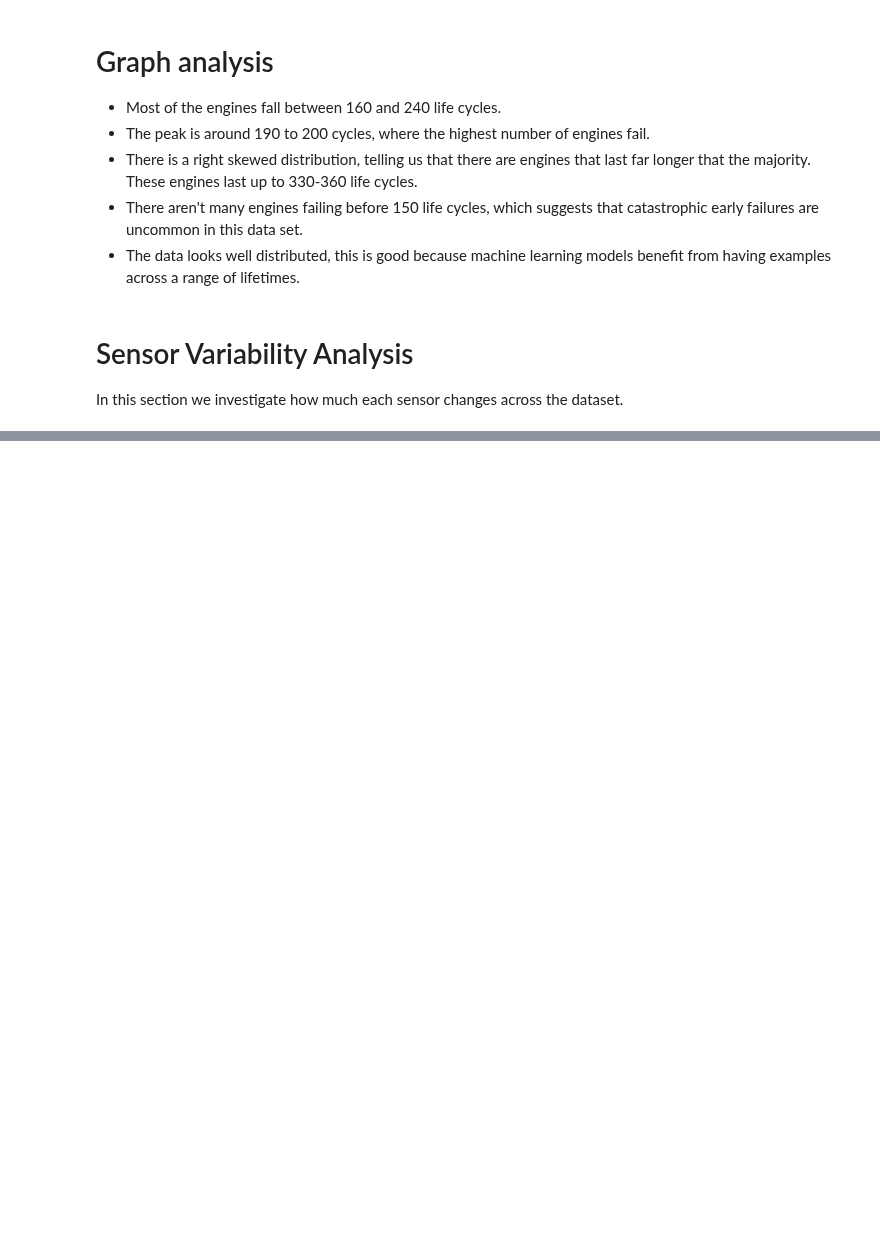
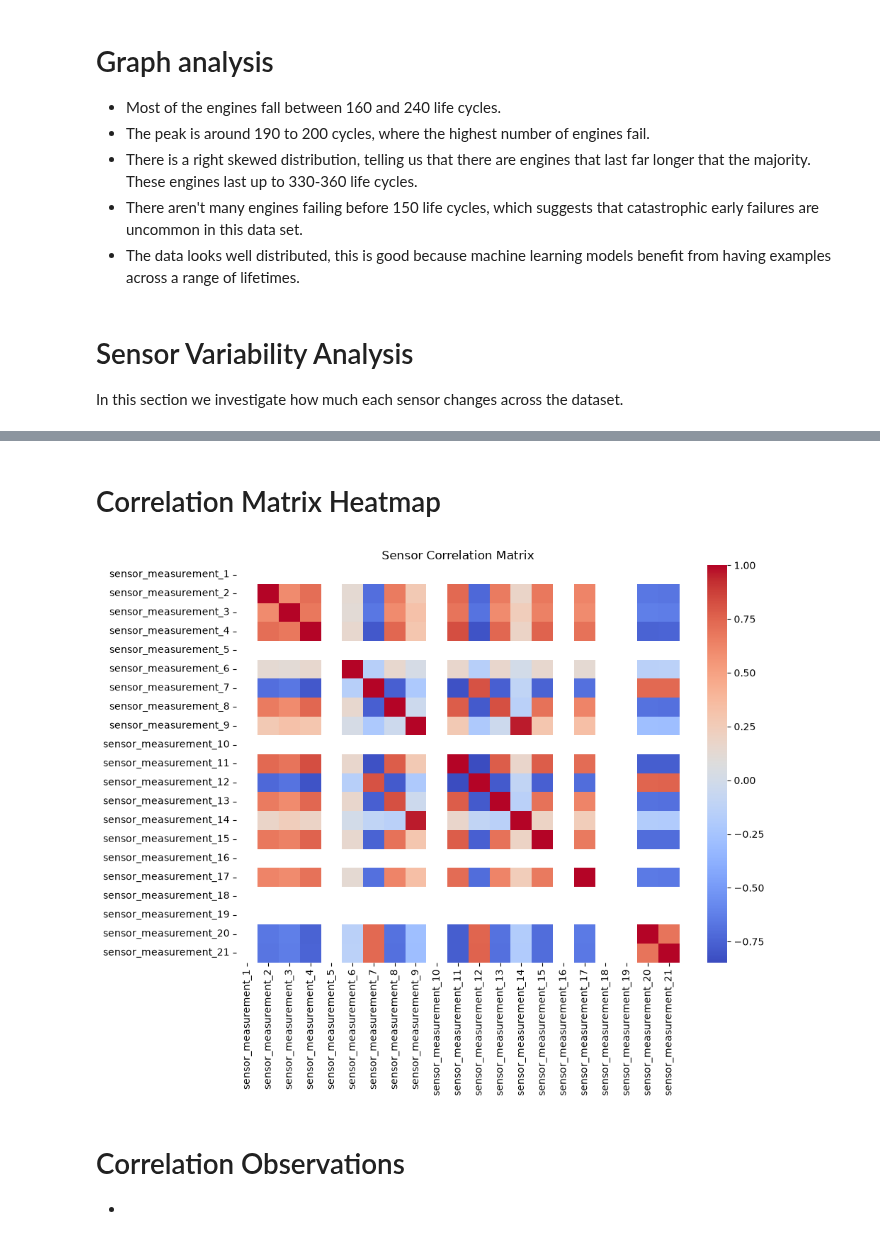
Before and after one commit to morgan-swe/Nasa-Rocket-Engine-Predictive-Maintenance, a Jupyter notebook: notebooks/01_data_overview.ipynb, the cells around one changed output, grey strips where cells are left out. Cells and saved outputs as stored; diff of their text form; code cells hidden in the pictures; blank space fills up the shorter version.

Commit message:
Sensor measurement correlation data analysis using heatmaps

```diff
--- a/notebooks/01_data_overview.ipynb
+++ b/notebooks/01_data_overview.ipynb
@@ -91,0 +155,22 @@ NameError: name 'Fa' is not defined
+# %% [markdown]
+# Correlation Matrix Heatmap
+# %%
+import jinja2
+import seaborn as sns
+correlation_matrix = sensor_data.corr(method='pearson')
+correlation_matrix.style.background_gradient(cmap='coolwarm')
+
+plt.figure(figsize=(10, 8))
+sns.heatmap(correlation_matrix, cmap='coolwarm', fmt='.2f')
+plt.title('Sensor Correlation Matrix')
+plt.tight_layout()
+
+# Save the heatmap to the reports/figures directory
+os.makedirs('../reports/figures', exist_ok=True)
+plt.savefig('../reports/figures/correlation_matrix.png')
+# %% [output]
+[figure, added]
+# %% [markdown]
+# Correlation Observations
+
+-
```
Also changed, not shown: parts of 7 cells of this notebook, 1 other file.
